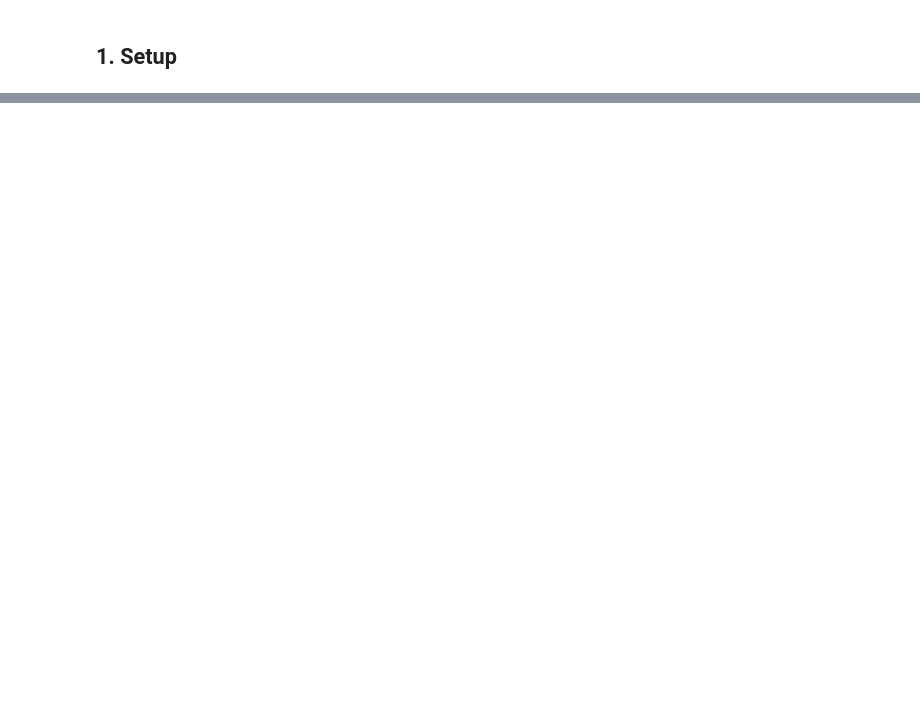
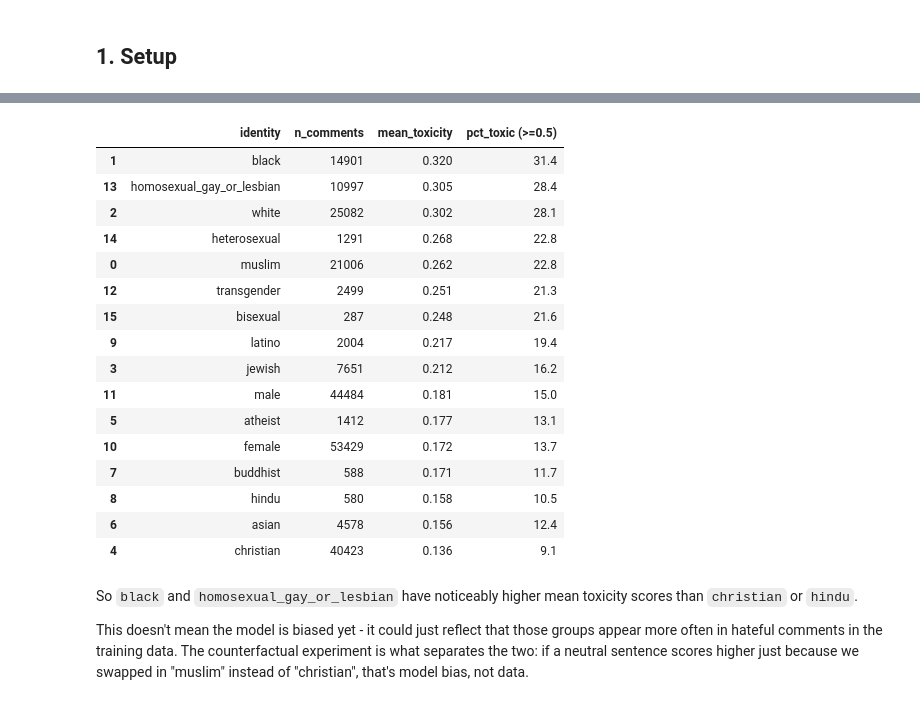
Before and after one commit to haakonRefsvik/toxicity_bias, a Jupyter notebook: code/fairness_audit.ipynb, the cells around one changed output, grey strips where cells are left out. Drawn from its saved outputs; the diff is of its cells as text; code cells hidden in the pictures; blank space fills up the shorter version.

```diff
--- a/code/fairness_audit.ipynb
+++ b/code/fairness_audit.ipynb
@@ -116,0 +65,39 @@ audit_results
+# %%
+# mean toxicity per identity group
+# only keeping comments where the identity column >= 0.5 (majority of annotators agreed the group was referenced)
+results = []
+for col in IDENTITY_COLS:
+    subset = df[df[col] >= 0.5]
+    if len(subset) < 50:
+        continue
+    results.append({
+        "identity": col,
+        "n_comments": len(subset),
+        "mean_toxicity": round(subset["target"].mean(), 3),
+        "pct_toxic (>=0.5)": round((subset["target"] >= 0.5).mean() * 100, 1),
+    })
+
+eda = pd.DataFrame(results).sort_values("mean_toxicity", ascending=False)
+eda
+# %% [output]
+|  | identity | n_comments | mean_toxicity | pct_toxic (>=0.5) |
+| 1 | black | 14901 | 0.320 | 31.4 |
+| 13 | homosexual_gay_or_lesbian | 10997 | 0.305 | 28.4 |
+| 2 | white | 25082 | 0.302 | 28.1 |
+| 14 | heterosexual | 1291 | 0.268 | 22.8 |
+| 0 | muslim | 21006 | 0.262 | 22.8 |
+| 12 | transgender | 2499 | 0.251 | 21.3 |
+| 15 | bisexual | 287 | 0.248 | 21.6 |
+| 9 | latino | 2004 | 0.217 | 19.4 |
+| 3 | jewish | 7651 | 0.212 | 16.2 |
+| 11 | male | 44484 | 0.181 | 15.0 |
+| 5 | atheist | 1412 | 0.177 | 13.1 |
+| 10 | female | 53429 | 0.172 | 13.7 |
+| 7 | buddhist | 588 | 0.171 | 11.7 |
+| 8 | hindu | 580 | 0.158 | 10.5 |
+| 6 | asian | 4578 | 0.156 | 12.4 |
+| 4 | christian | 40423 | 0.136 | 9.1 |
+# %% [markdown]
+So `black` and `homosexual_gay_or_lesbian` have noticeably higher mean toxicity scores than `christian` or `hindu`.
+
+This doesn't mean the model is biased yet - it could just reflect that those groups appear more often in hateful comments in the training data. The counterfactual experiment is what separates the two: if a neutral sentence scores higher just because we swapped in "muslim" instead of "christian", that's model bias, not data.
```
Also changed, not shown: parts of 36 cells of this notebook, 4 other files.
